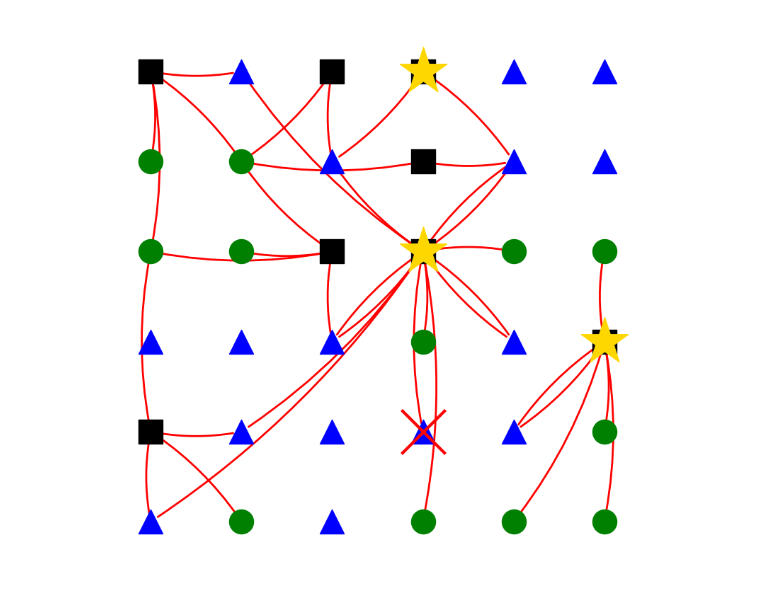
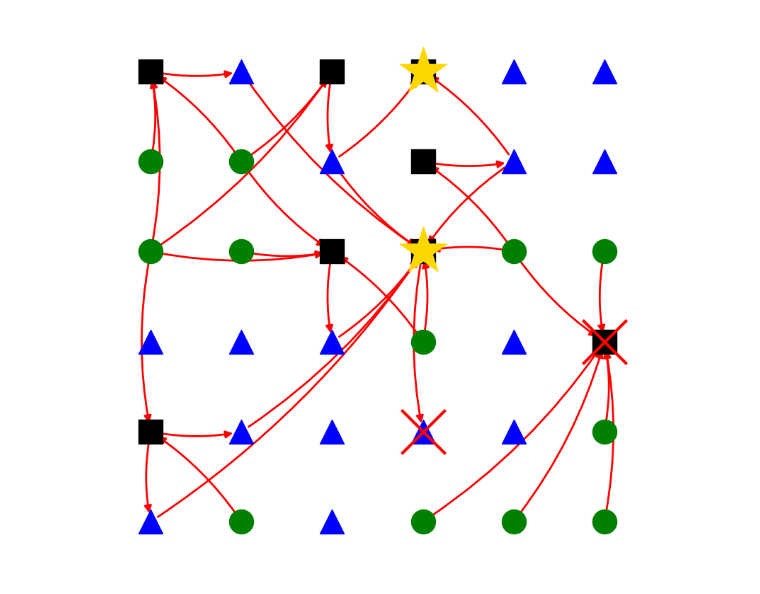
Before and after one commit to LuigiZanon/brincadeira-com-grafos, a Jupyter notebook: grafos.ipynb, the cells around one changed output. Drawn from its saved outputs; the diff is of its cells as text; code cells hidden in the pictures.

```diff
--- a/grafos.ipynb
+++ b/grafos.ipynb
@@ -12,14 +12,17 @@ def gera_matriz(N, seed):
 
 
 def distance(node1, node2):
-    return abs(node1[0] - node2[0]) + abs(node1[1] - node2[1])
+    return max(abs(node1[0] - node2[0]),(abs(node1[1] - node2[1])))
 
 N = 6
 seed = 11
 
 matriz = gera_matriz(N, seed)
 
-G = nx.grid_2d_graph(N, N)
+G_base = nx.grid_2d_graph(N, N)
+
+G = nx.DiGraph(G_base)
+
 
 for i in range(N):
     for j in range(N):
@@ -97,41 +122,42 @@ nx.draw_networkx_nodes(
     node_color="blue",
     node_size=600,
     node_shape="^"
 )
 
-nx.draw_networkx_edges(
-    G,
-    pos=position,
-    edgelist=list(path_edges),
-    edge_color="red",
-    width=2,
-    arrows=True,
-    arrowsize=20,
-    connectionstyle="arc3,rad=0.1",
-)
 
 if failed_nodes:
     nx.draw_networkx_nodes(
         G,
         pos=position,
         nodelist=failed_nodes,
         node_color="red",
         node_size=2000,
         node_shape="x",
         linewidths=3
     )
 
 if succeed_nodes:
     nx.draw_networkx_nodes(
         G,
         pos=position,
         nodelist=succeed_nodes,
         node_color="gold",
         node_size=2500,
         node_shape="*"
     )
 
+nx.draw_networkx_edges(
+    G,
+    pos=position,
+    edgelist=list(path_edges),
+    edge_color="red",
+    width=2,
+    arrows=True,
+    arrowsize=15,
+    connectionstyle="arc3,rad=0.1",
+)
+
 plt.axis("off")
 plt.show()
 # %% [output]
-[figure, old version]
+[figure, new version]
```
Also changed, not shown: parts of 2 cells of this notebook.
